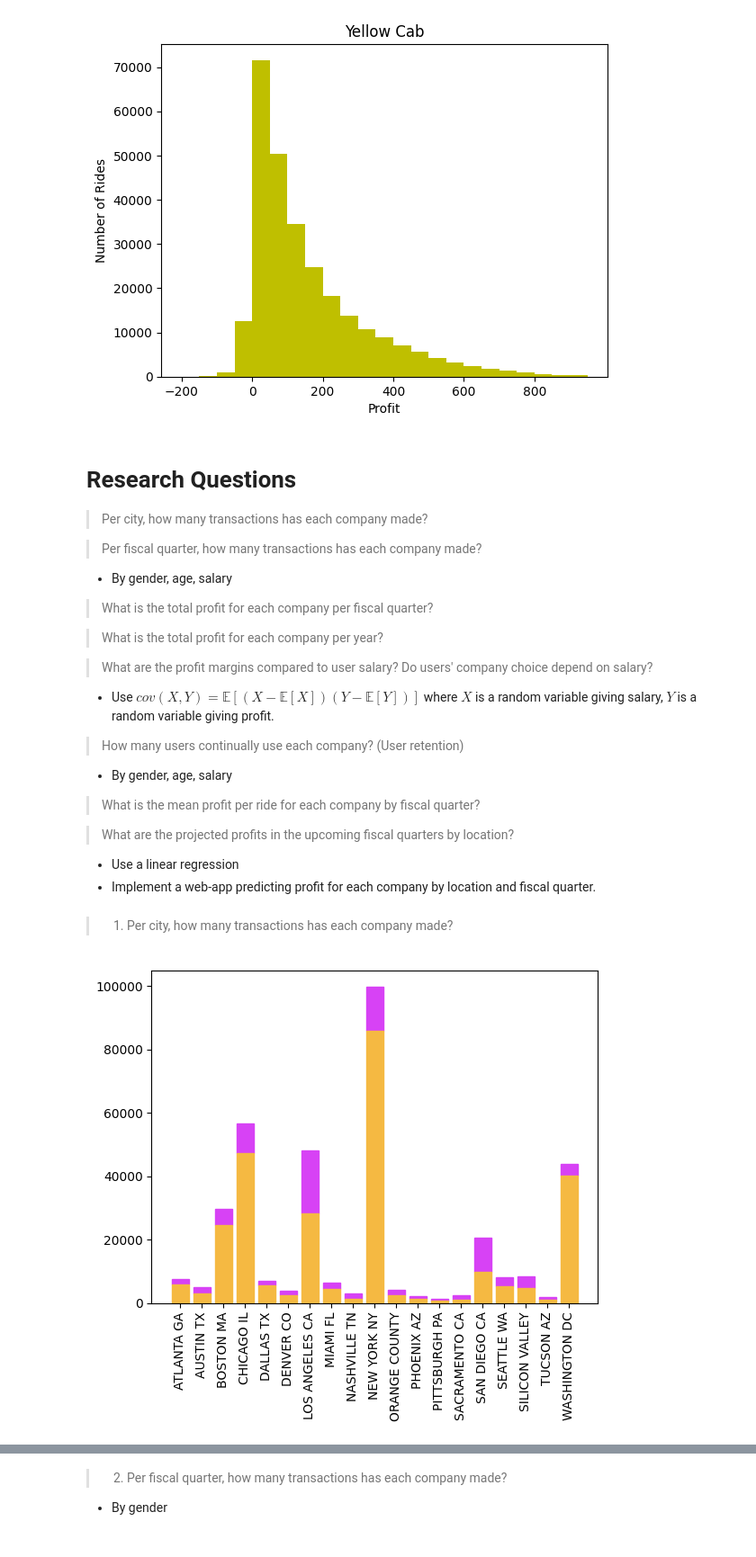
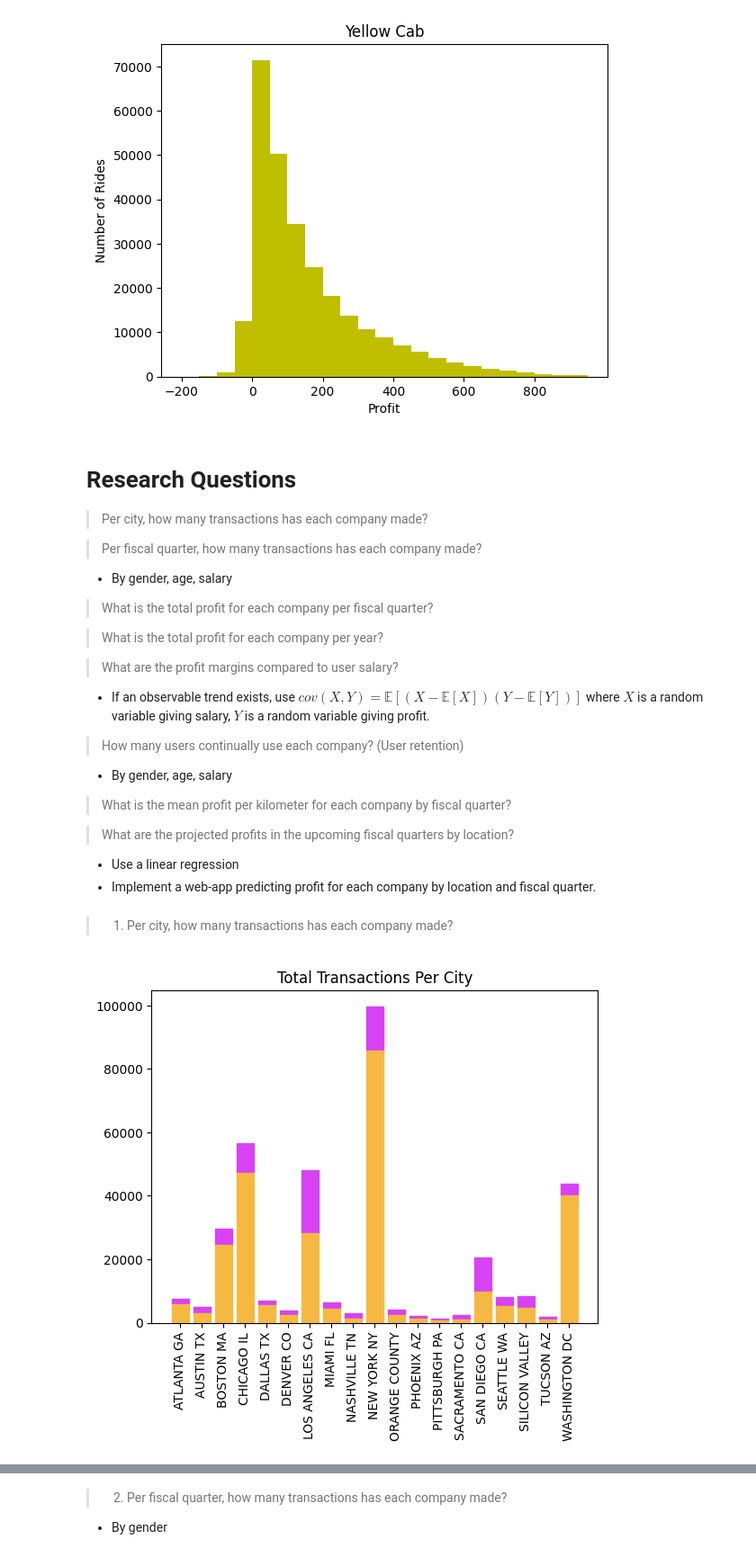
Before and after one commit to nureinumeya1999/Cab-Investment, a Jupyter notebook: src/EDA.ipynb, the cells around one changed output, grey strips where cells are left out. Shown: that part at 90% size. Drawn from its saved outputs; the diff is of its cells as text; code cells hidden in the pictures.

Commit message:
Profit margins and profits/KM added

```diff
--- a/src/EDA.ipynb
+++ b/src/EDA.ipynb
@@ -198,6 +227,8 @@ df['String Quarter'] = df['Year'].astype(str).str.cat(df['Quarter'].astype(str),
 df['Numeric Quarter'] = df['String Quarter'].apply(lambda x: getNumQuarter(x))
 # %%
 df.drop(columns=['Date of Travel', 'Population'], inplace=True)
+# %%
+df.drop(df.loc[df['Year'] == 2019].index, inplace=True)
 # %%
 def getAgeGroup(age):
     if 0 <= age < 18:
@@ -323,15 +338,14 @@ plt.show()
 
 > What is the total profit for each company per year?
 
-> What are the profit margins compared to user salary? Do users' company choice depend on salary?
-
-* Use $cov(X, Y) = \mathbb{E}[(X - \mathbb{E}[X])(Y - \mathbb{E}[Y])]$ where $X$ is a random variable giving salary, $Y$ is a random variable giving profit.
+> What are the profit margins compared to user salary?
+* If an observable trend exists, use $cov(X, Y) = \mathbb{E}[(X - \mathbb{E}[X])(Y - \mathbb{E}[Y])]$ where $X$ is a random variable giving salary, $Y$ is a random variable giving profit.
 
 > How many users continually use each company? (User retention)
 
 * By gender, age, salary
 
-> What is the mean profit per ride for each company by fiscal quarter?
+> What is the mean profit per kilometer for each company by fiscal quarter?
 
 > What are the projected profits in the upcoming fiscal quarters by location?
 
@@ -345,15 +359,17 @@ Y_CountByCity = yellow[['City', 'Transaction ID']].groupby(['City'], as_index=Fa
 # %%
 
 p = plt.bar(P_CountByCity['City'], P_CountByCity['Transaction ID'], bottom=Y_CountByCity['Transaction ID'])
 y = plt.bar(Y_CountByCity['City'], Y_CountByCity['Transaction ID'] )
 plt.xticks(rotation=90)
 
 for bar in p:
     bar.set_color('#d742f5')
 
 for bar in y:
     bar.set_color('#f5b942')
+
+plt.title('Total Transactions Per City')
 plt.show()
 # %% [output]
-[figure, old version]
+[figure, new version]
 # %% [markdown]
```
Also changed, not shown: parts of 46 cells of this notebook.
